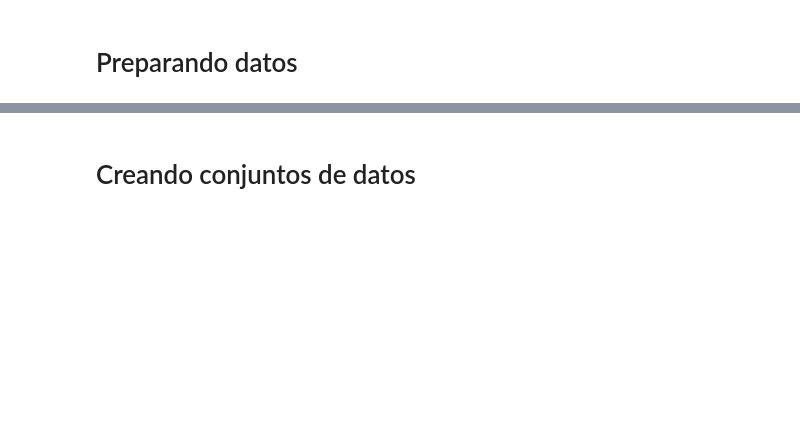
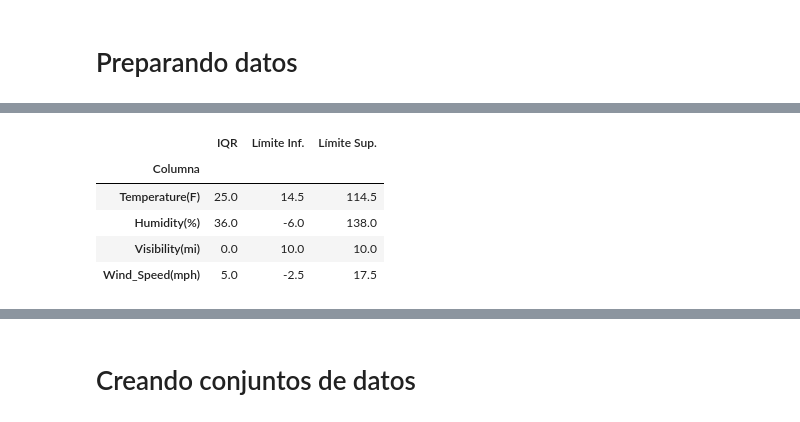
Before and after one commit to Jarcos09/Tareas, a Jupyter notebook: ML.ipynb, the cells around one changed output, grey strips where cells are left out. Saved outputs shown, nothing was run; the diff lists cells and outputs as text; code cells hidden in the pictures; blank space fills up the shorter version.

```diff
--- a/ML.ipynb
+++ b/ML.ipynb
@@ -300,0 +326,2 @@ DataFrame[ID: string, Weather_Condition: string, Start_Time: timestamp, End_Time
+# %%
+imp_sev_4 = imputacion_valores(accident_sev_4)
@@ -315,0 +349,17 @@ only showing top 5 rows
+# %%
+imp_sev_1 = imp_sev_1.withColumn("Severity", lit(1))
+imp_sev_2 = imp_sev_2.withColumn("Severity", lit(2))
+imp_sev_3 = imp_sev_3.withColumn("Severity", lit(3))
+imp_sev_4 = imp_sev_4.withColumn("Severity", lit(4))
+
+listado_particiones = [imp_sev_1, imp_sev_2, imp_sev_3, imp_sev_4]
+
+tamaño_muestra = min(particion.count() for particion in listado_particiones)  # Tomar el tamaño del DF más pequeño
+
+print(tamaño_muestra)
+
+muestra_particion = [particion.sample(fraction=tamaño_muestra / particion.count(), seed=25) for particion in listado_particiones]
+
+muestra = muestra_particion[0].union(muestra_particion[1]).union(muestra_particion[2]).union(muestra_particion[3])
+
+muestra.show(5)
@@ -316,26 +389,26 @@ only showing top 5 rows
 # %%
-categoricas = ["Weather_Condition", "City", "State", "Sunrise_Sunset"]
-binarias = ["Crossing", "Junction", "Railway", "Roundabout", "Stop", "Traffic_Calming", "Traffic_Signal", "Turning_Loop"]
+categoricas = ["Weather_Condition", "City", "State", "Sunrise_Sunset","Wind_Direction"]
+binarias = ["Crossing", "Junction", "Railway", "Roundabout", "Stop", "Traffic_Calming", "Traffic_Signal"]
 # %%
 # ✅ Crear una copia de `imp_sev_1` para trabajar sobre ella
-transf_sev_1 = imp_sev_1.alias("copia_imp_sev_1")  # Esto asegura que el original quede intacto
+Transf_muestra = muestra.alias("copia_muestra")  # Esto asegura que el original quede intacto
 
 # Convertir variables binarias a 0 y 1 en la copia
 for columna in binarias:
-    transf_sev_1 = transf_sev_1.withColumn(columna + "_num", col(columna).cast("int"))
+    Transf_muestra = Transf_muestra.withColumn(columna + "_num", col(columna).cast("int"))
 
 # Aplicar StringIndexer a las variables categóricas
-indexers = [StringIndexer(inputCol=col, outputCol=col + "_Index").fit(transf_sev_1) for col in categoricas]
+indexers = [StringIndexer(inputCol=col, outputCol=col + "_Index").fit(Transf_muestra) for col in categoricas]
 for indexer in indexers:
-    transf_sev_1 = indexer.transform(transf_sev_1)
+    Transf_muestra = indexer.transform(Transf_muestra)
 
 # Aplicar One-Hot Encoding a las categóricas
-codificadores = [OneHotEncoder(inputCol=col + "_Index", outputCol=col + "_OHE").fit(transf_sev_1) for col in categoricas]
-for codificador in codificadores:
-    transf_sev_1 = codificador.transform(transf_sev_1)
+#codificadores = [OneHotEncoder(inputCol=col + "_Index", outputCol=col + "_OHE").fit(Transf_muestra) for col in categoricas]
+#for codificador in codificadores:
+#    Transf_muestra = codificador.transform(Transf_muestra)
 
 # 🔥 Eliminar las columnas originales que ya no se usarán en el modelo
-transf_sev_1 = transf_sev_1.drop(*categoricas).drop(*binarias)
+Transf_muestra = Transf_muestra.drop(*categoricas).drop(*binarias)
 
-transf_sev_1.show()
+Transf_muestra.show()
 # %% [output]
@@ -358,0 +449,9 @@ only showing top 20 rows
+# %%
+calcular_IQR(Transf_muestra,['Temperature(F)','Humidity(%)','Visibility(mi)','Wind_Speed(mph)'])
+# %% [output]
+|  | IQR | Límite Inf. | Límite Sup. |
+| Columna |  |  |  |
+| Temperature(F) | 25.0 | 14.5 | 114.5 |
+| Humidity(%) | 36.0 | -6.0 | 138.0 |
+| Visibility(mi) | 0.0 | 10.0 | 10.0 |
+| Wind_Speed(mph) | 5.0 | -2.5 | 17.5 |
```
Also changed, not shown: parts of 37 cells of this notebook.
